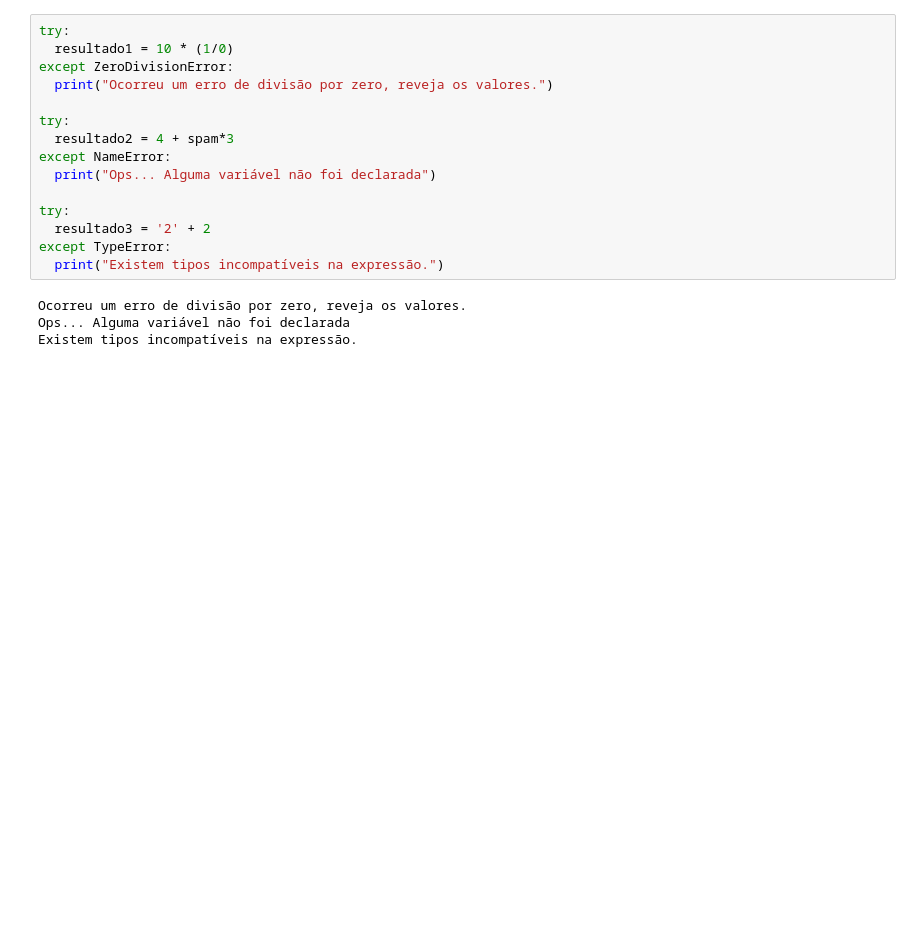
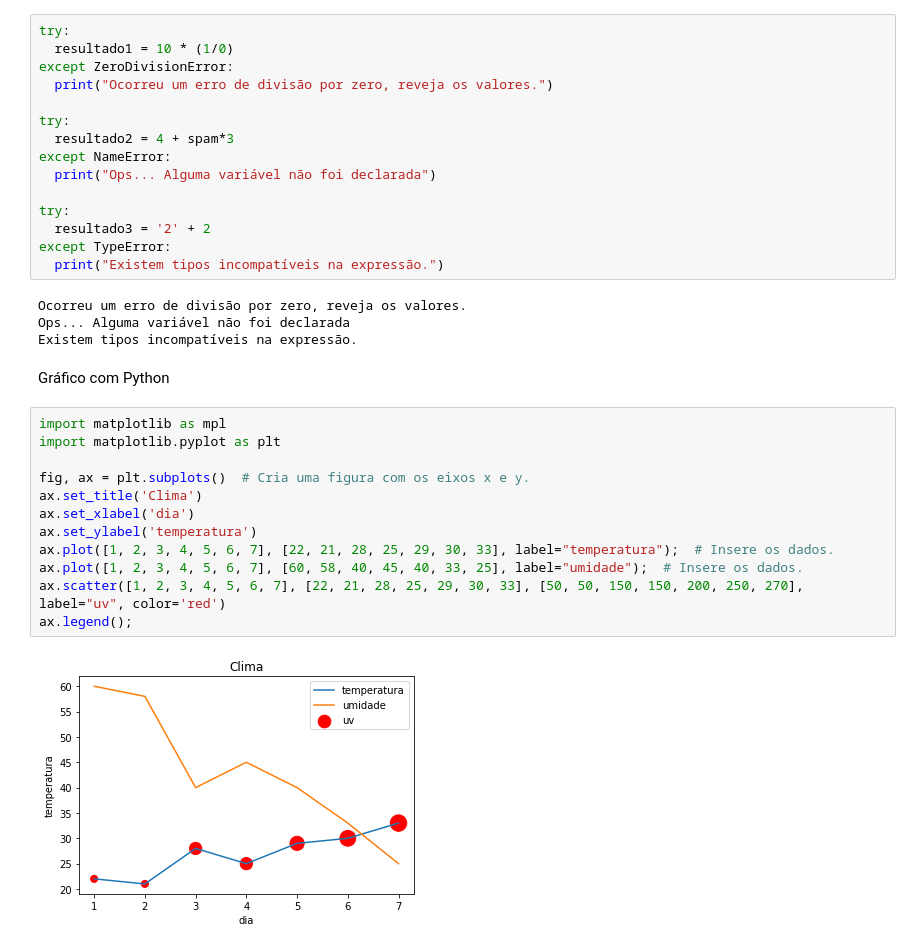
Before and after one commit to jppreti/LP20221, a Jupyter notebook: Exemplos.ipynb, the cells around one changed output. Cells and saved outputs as stored; diff of their text form; blank space fills up the shorter version.

```diff
--- a/Exemplos.ipynb
+++ b/Exemplos.ipynb
@@ -1256,3 +1256,19 @@ except TypeError:
 Ocorreu um erro de divisão por zero, reveja os valores.
 Ops... Alguma variável não foi declarada
 Existem tipos incompatíveis na expressão.
+# %% [markdown]
+Gráfico com Python
+# %%
+import matplotlib as mpl
+import matplotlib.pyplot as plt
+
+fig, ax = plt.subplots()  # Cria uma figura com os eixos x e y.
+ax.set_title('Clima')
+ax.set_xlabel('dia')
+ax.set_ylabel('temperatura')
+ax.plot([1, 2, 3, 4, 5, 6, 7], [22, 21, 28, 25, 29, 30, 33], label="temperatura");  # Insere os dados.
+ax.plot([1, 2, 3, 4, 5, 6, 7], [60, 58, 40, 45, 40, 33, 25], label="umidade");  # Insere os dados.
+ax.scatter([1, 2, 3, 4, 5, 6, 7], [22, 21, 28, 25, 29, 30, 33], [50, 50, 150, 150, 200, 250, 270], label="uv", color='red')
+ax.legend();
+# %% [output]
+[figure, added]
```
